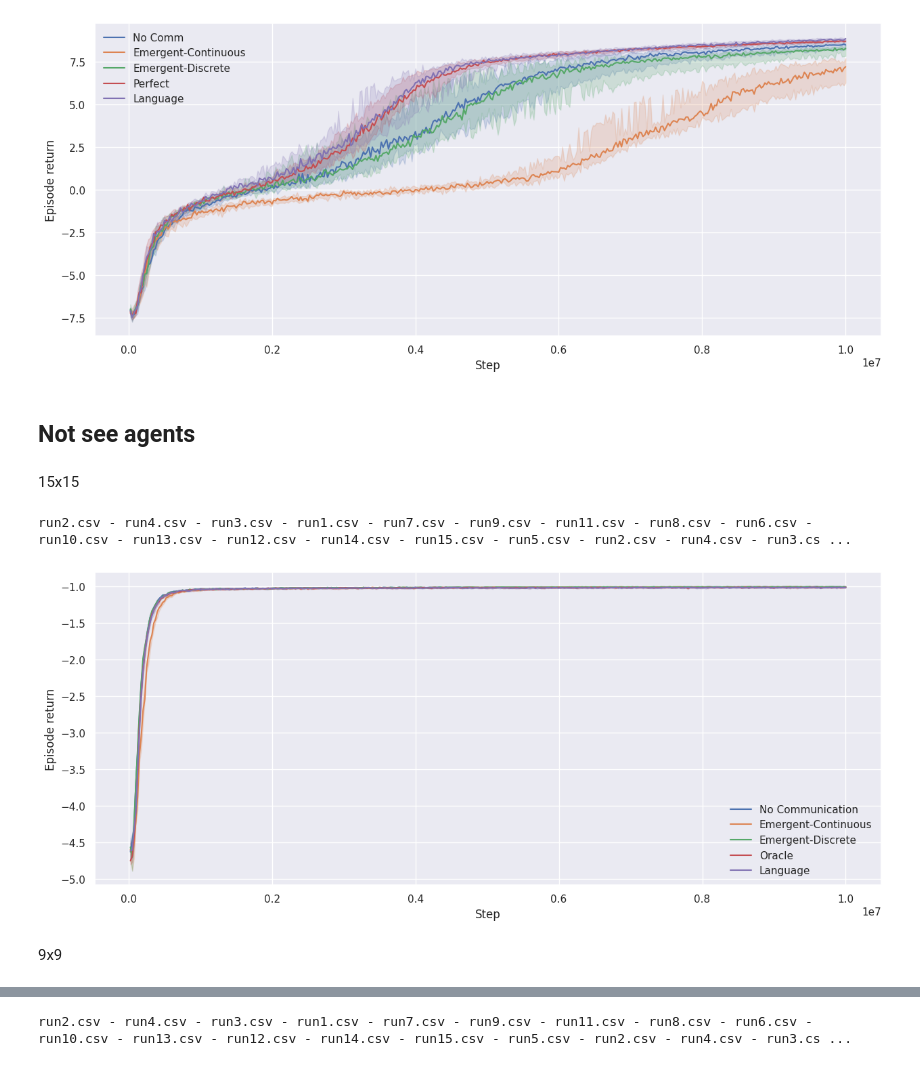
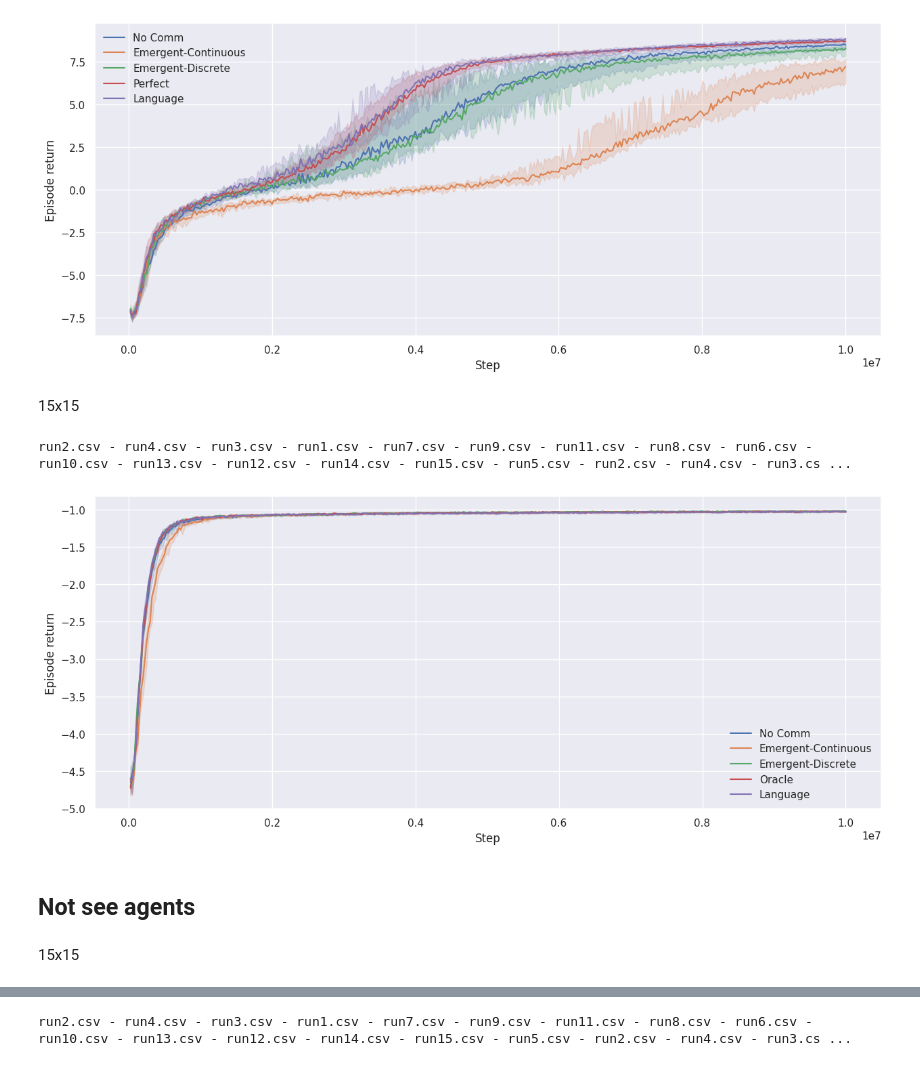
Before and after one commit to Maxtoq/MADRL-PhD-Thesis-Code, a Jupyter notebook: results/LAMARL Graphs.ipynb, the cells around one changed output, grey strips where cells are left out. Drawn from its saved outputs; the diff is of its cells as text; code cells hidden in the pictures.

```diff
--- a/results/LAMARL Graphs.ipynb
+++ b/results/LAMARL Graphs.ipynb
@@ -421,35 +421,35 @@ plot_runs([noc, ec, ed, perf, lang], y="Episode return", estim="median", err="ci
 # %% [output]
 run2.csv - run4.csv - run3.csv - run1.csv - run7.csv - run9.csv - run11.csv - run18.csv - run19.csv - run8.csv - run6.csv - run20.csv - run10.csv - run13.csv - run12.csv - run14.csv - run15.csv - run5 ...
 [figure]
-# %% [markdown]
-## Not see agents
-# %% [markdown]
-15x15
-# %%
-perf15 = load_mov_avg(
-    "../models/magym_PredPrey_new/15o5_perf/train_data/",
-    "Oracle",
-    25000)
-lang15 = load_mov_avg(
-    "../models/magym_PredPrey_new/15o5_langsup/train_data/",
-    "Language",
-    25000)
-ec15 = load_mov_avg(
-    "../models/magym_PredPrey_new/15o5_ec2/train_data/",
-    "Emergent-Continuous",
-    25000)
-ed15 = load_mov_avg(
-    "../models/magym_PredPrey_new/15o5_edl/train_data/",
-    "Emergent-Discrete",
-    25000)
-noc15 = load_mov_avg(
-    "../models/magym_PredPrey_new/15o5_noc/train_data/",
-    "No Communication",
-    25000)
-
-plot_runs([noc15, ec15, ed15, perf15, lang15], y="Episode return", estim="median", err="ci")
-# %% [output]
-run2.csv - run4.csv - run3.csv - run1.csv - run7.csv - run9.csv - run11.csv - run8.csv - run6.csv - run10.csv - run13.csv - run12.csv - run14.csv - run15.csv - run5.csv - run2.csv - run4.csv - run3.cs ...
-[figure, removed]
-# %% [markdown]
-9x9
+# %% [markdown]
+15x15
+# %%
+perf15 = load_mov_avg(
+    "../models/magym_PredPrey_new/15o5SA_perfect/train_data/",
+    "Oracle",
+    25000)
+lang15 = load_mov_avg(
+    "../models/magym_PredPrey_new/15o5SA_langsup/train_data/",
+    "Language",
+    25000)
+ec15 = load_mov_avg(
+    "../models/magym_PredPrey_new/15o5SA_ec2/train_data/",
+    "Emergent-Continuous",
+    25000)
+ed15 = load_mov_avg(
+    "../models/magym_PredPrey_new/15o5SA_edl/train_data/",
+    "Emergent-Discrete",
+    25000)
+noc15 = load_mov_avg(
+    "../models/magym_PredPrey_new/15o5SA_noc/train_data/",
+    "No Comm",
+    25000)
+
+plot_runs([noc15, ec15, ed15, perf15, lang15], y="Episode return", estim="median", err="ci")
+# %% [output]
+run2.csv - run4.csv - run3.csv - run1.csv - run7.csv - run9.csv - run11.csv - run8.csv - run6.csv - run10.csv - run13.csv - run12.csv - run14.csv - run15.csv - run5.csv - run2.csv - run4.csv - run3.cs ...
+[figure, added]
+# %% [markdown]
+## Not see agents
+# %% [markdown]
+15x15
```
Also changed, not shown: parts of 20 cells of this notebook, 4 other files.
